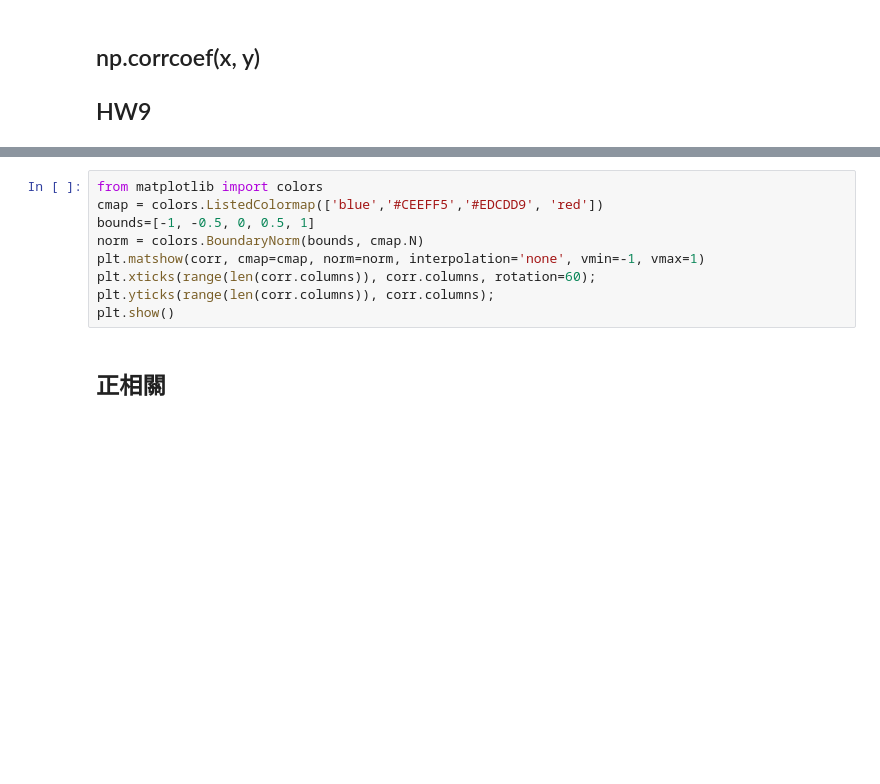
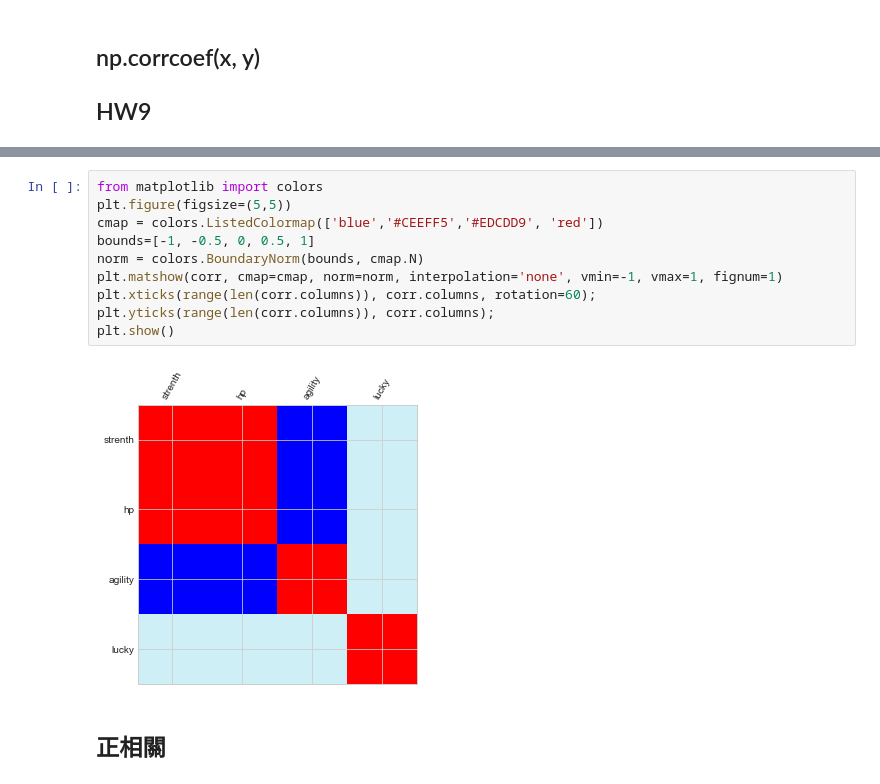
Before and after one commit to IanFan/ML100-Days_2, a Jupyter notebook: reading_group/2_data_cleaning.ipynb, the cells around one changed output, grey strips where cells are left out. Cells and saved outputs as stored; diff of their text form; blank space fills up the shorter version.

```diff
--- a/reading_group/2_data_cleaning.ipynb
+++ b/reading_group/2_data_cleaning.ipynb
@@ -563,12 +977,15 @@ print()
 # %%
 from matplotlib import colors
+plt.figure(figsize=(5,5))
 cmap = colors.ListedColormap(['blue','#CEEFF5','#EDCDD9', 'red'])
 bounds=[-1, -0.5, 0, 0.5, 1]
 norm = colors.BoundaryNorm(bounds, cmap.N)
-plt.matshow(corr, cmap=cmap, norm=norm, interpolation='none', vmin=-1, vmax=1)
+plt.matshow(corr, cmap=cmap, norm=norm, interpolation='none', vmin=-1, vmax=1, fignum=1)
 plt.xticks(range(len(corr.columns)), corr.columns, rotation=60);
 plt.yticks(range(len(corr.columns)), corr.columns);
 plt.show()
+# %% [output]
+[figure, added]
 # %% [markdown]
 ## 正相關
 # %%
```
Also changed, not shown: parts of 123 cells of this notebook, 2 other files.
